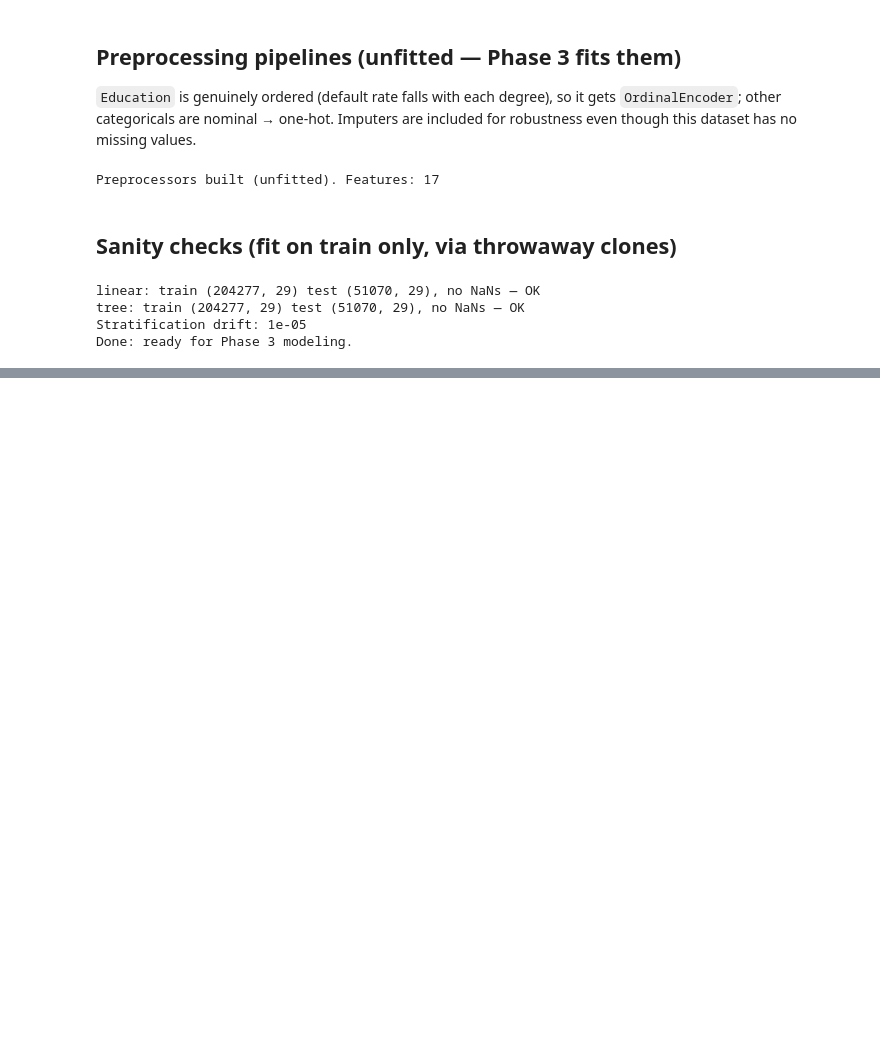
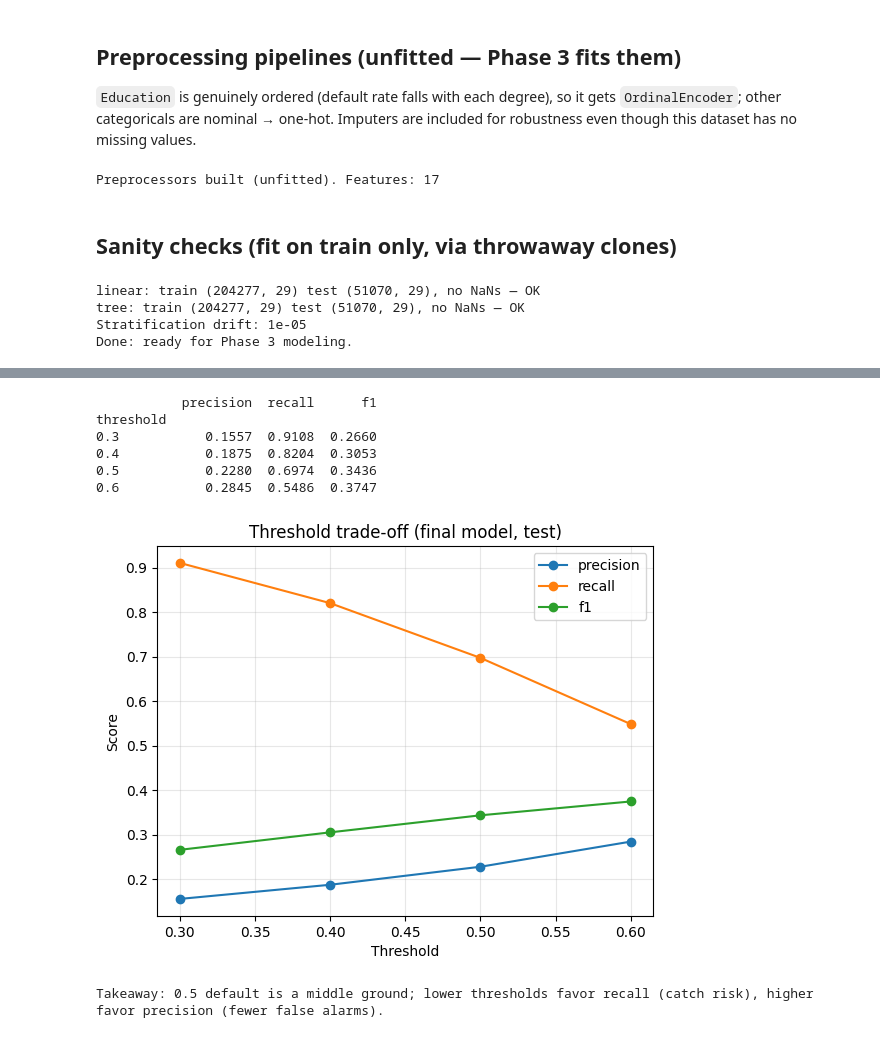
Before and after one commit to Swarnim1311/loan-default-prediction-classification, a Jupyter notebook: loan-default-prediction.ipynb, the cells around one changed output, grey strips where cells are left out. Cells and saved outputs as stored; diff of their text form; code cells hidden in the pictures; blank space fills up the shorter version.

Commit message:
Phase 3: train and evaluate classification models

```diff
--- a/loan-default-prediction.ipynb
+++ b/loan-default-prediction.ipynb
@@ -241,0 +402,11 @@ Done: ready for Phase 3 modeling.
+# %%
+final_pipe = Pipeline([('pre', linear_preprocessor),
+                       ('clf', LogisticRegression(max_iter=1000, class_weight='balanced', random_state=42))])
+grid = GridSearchCV(final_pipe, {'clf__C': [0.1, 1.0, 10.0]},
+                    cv=StratifiedKFold(n_splits=5, shuffle=True, random_state=42),
+                    scoring='roc_auc', n_jobs=-1)
+grid.fit(X_train, y_train)
+print('Best params:', grid.best_params_)
+print('Best CV ROC-AUC:', round(float(grid.best_score_), 4))
+final_model = grid.best_estimator_
+print('Final model:', final_model.named_steps['clf'].__class__.__name__, grid.best_params_)
@@ -241,0 +419,10 @@ Done: ready for Phase 3 modeling.
+# %%
+f_pred = final_model.predict(X_test)
+f_proba = final_model.predict_proba(X_test)[:, 1]
+final_scores = model_scores(y_test, f_pred, f_proba)
+print('Final model (test):', final_scores)
+print('Baseline (test):', model_scores(y_test, b_pred, b_proba))
+print('Confusion matrix (final):\n', confusion_matrix(y_test, f_pred))
+print('\nClassification report (final):\n', classification_report(y_test, f_pred, digits=4))
+print('Takeaway: final model keeps the same ROC-AUC but actually catches defaulters '
+      '(recall/F1 far above baseline 0).')
@@ -241,0 +451,25 @@ Done: ready for Phase 3 modeling.
+# %%
+thr_rows = []
+for t in [0.30, 0.40, 0.50, 0.60]:
+    p = (f_proba >= t).astype(int)
+    s = model_scores(y_test, p, f_proba)
+    thr_rows.append({'threshold': t, 'precision': s['precision'], 'recall': s['recall'], 'f1': s['f1']})
+thr_df = pd.DataFrame(thr_rows).set_index('threshold')
+print(thr_df.to_string())
+thr_df.plot(marker='o')
+plt.title('Threshold trade-off (final model, test)')
+plt.xlabel('Threshold')
+plt.ylabel('Score')
+plt.grid(True, alpha=0.3)
+plt.show()
+print('Takeaway: 0.5 default is a middle ground; lower thresholds favor recall (catch risk), '
+      'higher favor precision (fewer false alarms).')
+# %% [output]
+           precision  recall      f1
+threshold
+0.3           0.1557  0.9108  0.2660
+0.4           0.1875  0.8204  0.3053
+0.5           0.2280  0.6974  0.3436
+0.6           0.2845  0.5486  0.3747
+[figure, added]
+Takeaway: 0.5 default is a middle ground; lower thresholds favor recall (catch risk), higher favor precision (fewer false alarms).
```
Also changed, not shown: parts of 15 cells of this notebook.
